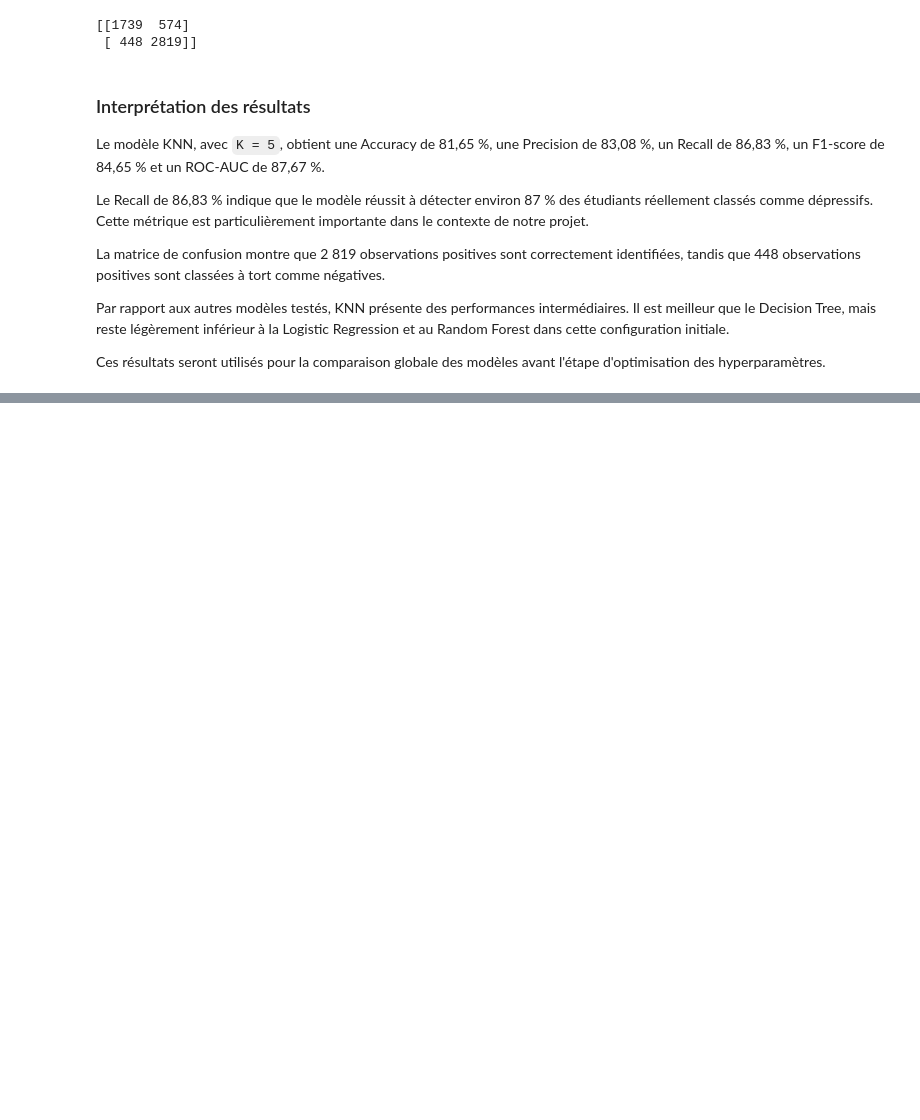
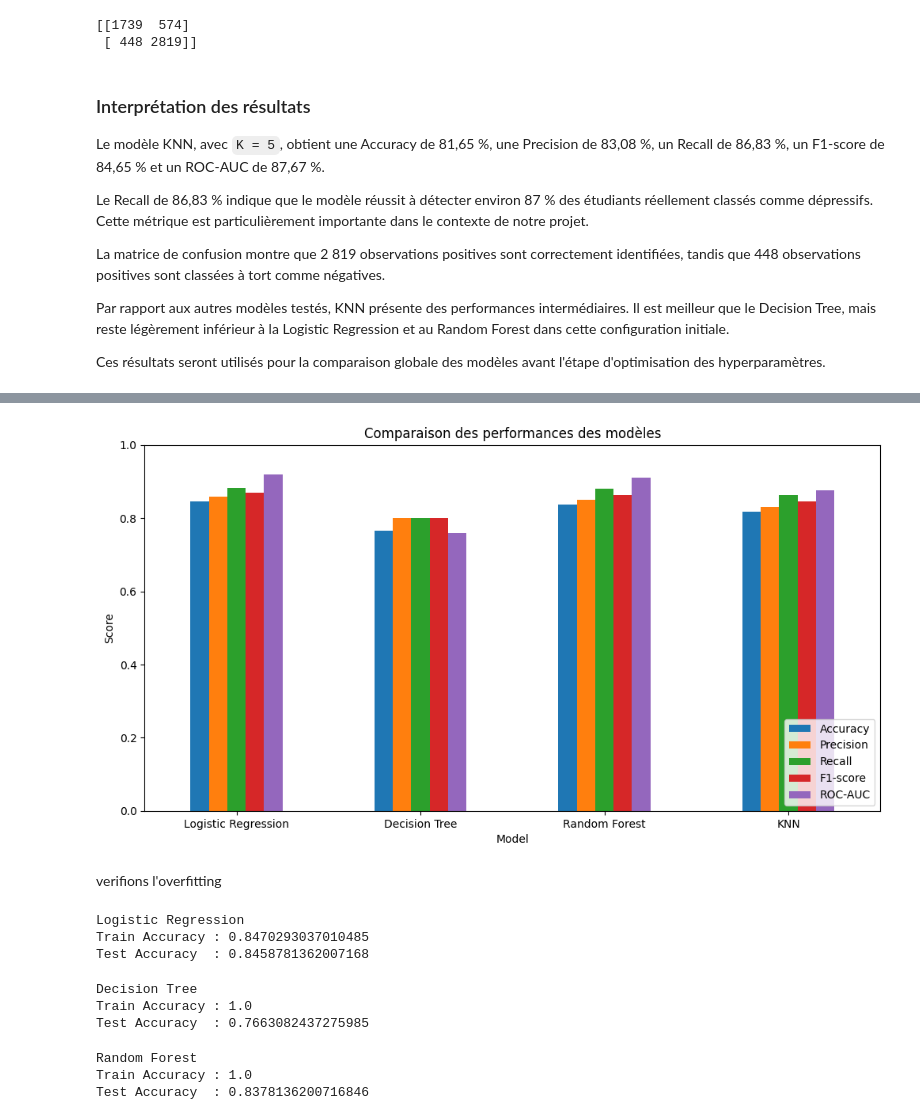
Before and after one commit to Ahlam-el-boujadi/Student-Mental-Health-Prediction, a Jupyter notebook: notebook/04_Modeling.ipynb, the cells around one changed output, grey strips where cells are left out. Saved outputs shown, nothing was run; the diff lists cells and outputs as text; code cells hidden in the pictures; blank space fills up the shorter version.

```diff
--- a/notebook/04_Modeling.ipynb
+++ b/notebook/04_Modeling.ipynb
@@ -444,0 +495,61 @@ Ces résultats seront utilisés pour la comparaison globale des modèles avant l
+# %%
+results.set_index("Model").plot(
+    kind="bar",
+    figsize=(12, 6)
+)
+
+plt.title("Comparaison des performances des modèles")
+plt.ylabel("Score")
+plt.ylim(0, 1)
+plt.xticks(rotation=0)
+plt.legend(loc="lower right")
+plt.show()
+# %% [output]
+[figure, added]
+# %% [markdown]
+verifions l'overfitting
+# %%
+y_train_pred_lr = model1_lr.predict(X_train)
+
+train_accuracy_lr = accuracy_score(
+    y_train,
+    y_train_pred_lr
+)
+
+print("Logistic Regression")
+print("Train Accuracy :", train_accuracy_lr)
+print("Test Accuracy  :", accuracy_lr)
+# %% [output]
+Logistic Regression
+Train Accuracy : 0.8470293037010485
+Test Accuracy  : 0.8458781362007168
+# %%
+y_train_pred_dt = model2_dt.predict(X_train)
+
+train_accuracy_dt = accuracy_score(
+    y_train,
+    y_train_pred_dt
+)
+
+print("Decision Tree")
+print("Train Accuracy :", train_accuracy_dt)
+print("Test Accuracy  :", accuracy_dt)
+# %% [output]
+Decision Tree
+Train Accuracy : 1.0
+Test Accuracy  : 0.7663082437275985
+# %%
+y_train_pred_rf = model3_rf.predict(X_train)
+
+train_accuracy_rf = accuracy_score(
+    y_train,
+    y_train_pred_rf
+)
+
+print("Random Forest")
+print("Train Accuracy :", train_accuracy_rf)
+print("Test Accuracy  :", accuracy_rf)
+# %% [output]
+Random Forest
+Train Accuracy : 1.0
+Test Accuracy  : 0.8378136200716846
```
Also changed, not shown: parts of 4 cells of this notebook.
